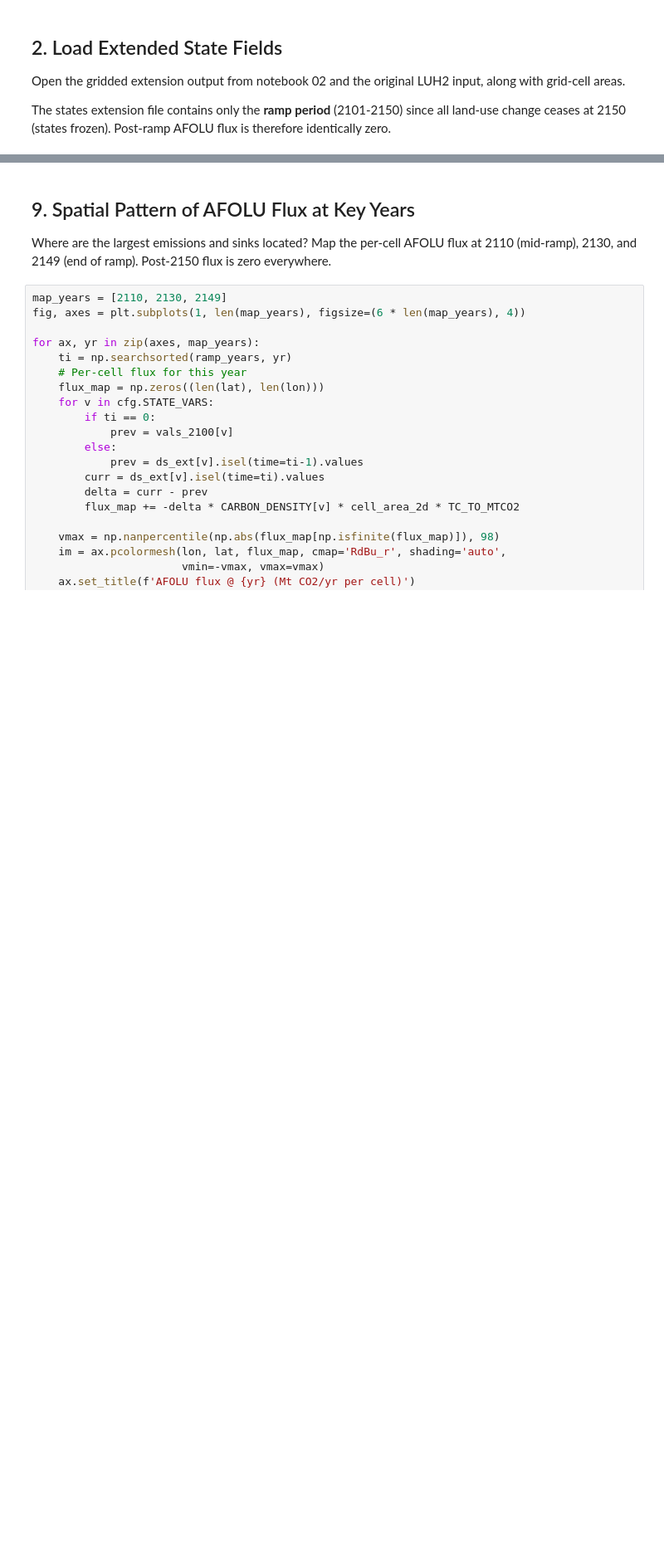
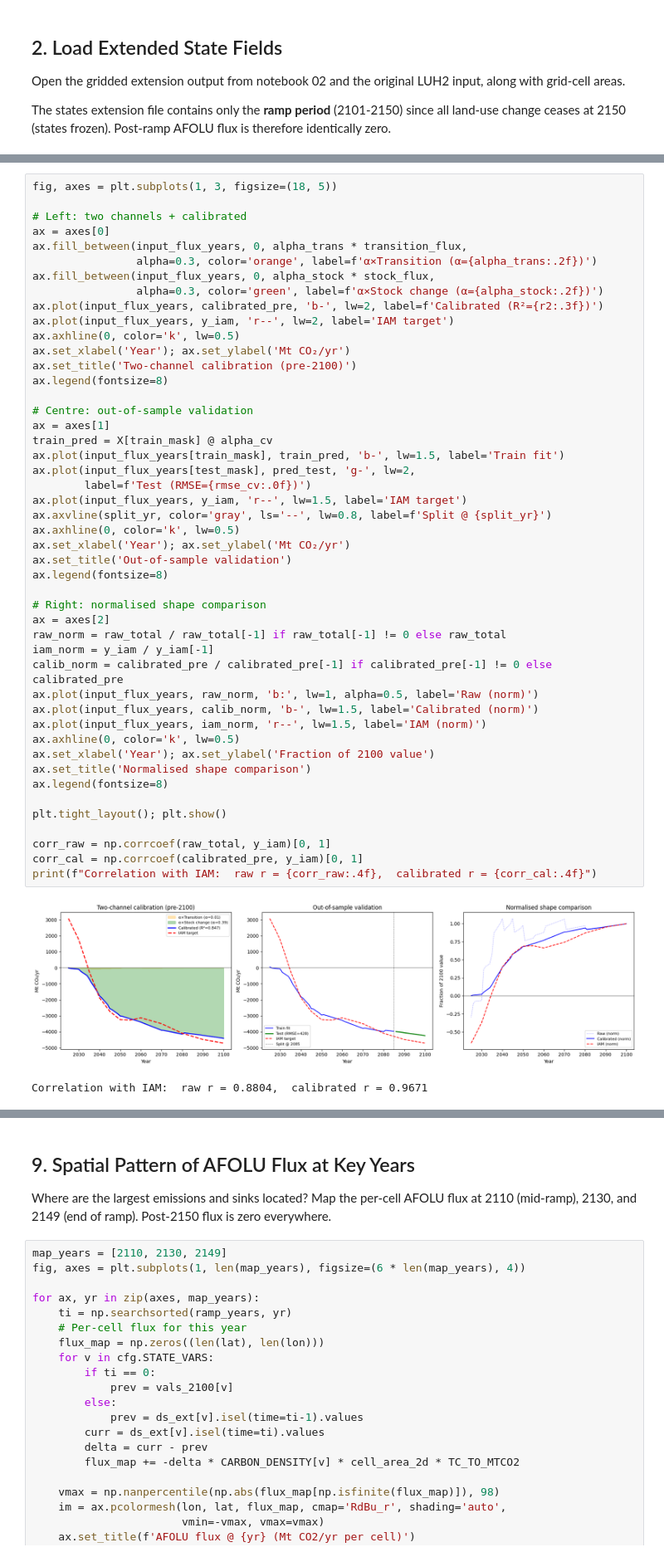
Before and after one commit to benmsanderson/extend-luh, a Jupyter notebook: notebooks/03_afolu_flux_check.ipynb, the cells around one changed output, grey strips where cells are left out. Shown at 83% size. Cells and saved outputs as stored; diff of their text form; blank space fills up the shorter version.

```diff
--- a/notebooks/03_afolu_flux_check.ipynb
+++ b/notebooks/03_afolu_flux_check.ipynb
@@ -164 +305,51 @@ print(f"Flux range: {input_flux.min():.1f} to {input_flux.max():.1f} Mt CO2/yr")
+# %%
+fig, axes = plt.subplots(1, 3, figsize=(18, 5))
+
+# Left: two channels + calibrated
+ax = axes[0]
+ax.fill_between(input_flux_years, 0, alpha_trans * transition_flux,
+                alpha=0.3, color='orange', label=f'α×Transition (α={alpha_trans:.2f})')
+ax.fill_between(input_flux_years, 0, alpha_stock * stock_flux,
+                alpha=0.3, color='green', label=f'α×Stock change (α={alpha_stock:.2f})')
+ax.plot(input_flux_years, calibrated_pre, 'b-', lw=2, label=f'Calibrated (R²={r2:.3f})')
+ax.plot(input_flux_years, y_iam, 'r--', lw=2, label='IAM target')
+ax.axhline(0, color='k', lw=0.5)
+ax.set_xlabel('Year'); ax.set_ylabel('Mt CO₂/yr')
+ax.set_title('Two-channel calibration (pre-2100)')
+ax.legend(fontsize=8)
+
+# Centre: out-of-sample validation
+ax = axes[1]
+train_pred = X[train_mask] @ alpha_cv
+ax.plot(input_flux_years[train_mask], train_pred, 'b-', lw=1.5, label='Train fit')
+ax.plot(input_flux_years[test_mask], pred_test, 'g-', lw=2,
+        label=f'Test (RMSE={rmse_cv:.0f})')
+ax.plot(input_flux_years, y_iam, 'r--', lw=1.5, label='IAM target')
+ax.axvline(split_yr, color='gray', ls='--', lw=0.8, label=f'Split @ {split_yr}')
+ax.axhline(0, color='k', lw=0.5)
+ax.set_xlabel('Year'); ax.set_ylabel('Mt CO₂/yr')
+ax.set_title('Out-of-sample validation')
+ax.legend(fontsize=8)
+
+# Right: normalised shape comparison
+ax = axes[2]
+raw_norm = raw_total / raw_total[-1] if raw_total[-1] != 0 else raw_total
+iam_norm = y_iam / y_iam[-1]
+calib_norm = calibrated_pre / calibrated_pre[-1] if calibrated_pre[-1] != 0 else calibrated_pre
+ax.plot(input_flux_years, raw_norm, 'b:', lw=1, alpha=0.5, label='Raw (norm)')
+ax.plot(input_flux_years, calib_norm, 'b-', lw=1.5, label='Calibrated (norm)')
+ax.plot(input_flux_years, iam_norm, 'r--', lw=1.5, label='IAM (norm)')
+ax.axhline(0, color='k', lw=0.5)
+ax.set_xlabel('Year'); ax.set_ylabel('Fraction of 2100 value')
+ax.set_title('Normalised shape comparison')
+ax.legend(fontsize=8)
+
+plt.tight_layout(); plt.show()
+
+corr_raw = np.corrcoef(raw_total, y_iam)[0, 1]
+corr_cal = np.corrcoef(calibrated_pre, y_iam)[0, 1]
+print(f"Correlation with IAM:  raw r = {corr_raw:.4f},  calibrated r = {corr_cal:.4f}")
+# %% [output]
+[figure, added]
+Correlation with IAM:  raw r = 0.8804,  calibrated r = 0.9671
 # %% [markdown]
```
Also changed, not shown: parts of 21 cells of this notebook.
